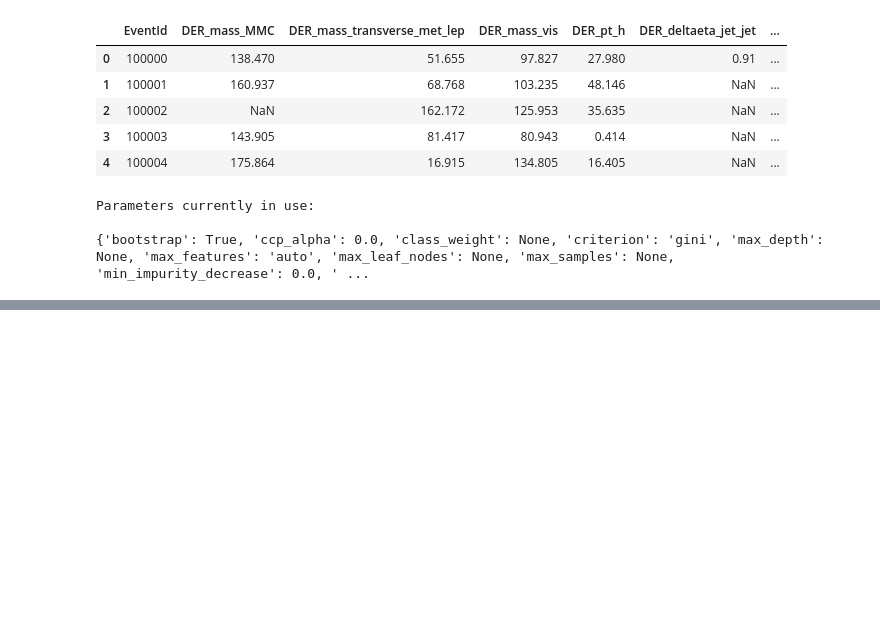
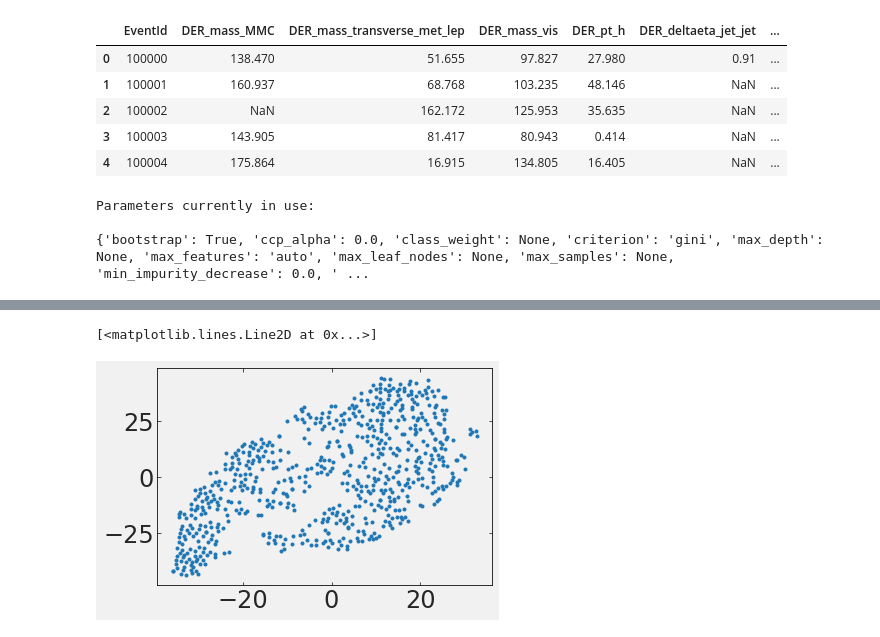
Before and after one commit to gio-bis/MLPNS2021, a Jupyter notebook: BosonHiggs.ipynb, the cells around one changed output, grey strips where cells are left out. Saved outputs shown, nothing was run; the diff lists cells and outputs as text; code cells hidden in the pictures; blank space fills up the shorter version.

```diff
--- a/BosonHiggs.ipynb
+++ b/BosonHiggs.ipynb
@@ -133,0 +147,3 @@ GradientBoostingClassifier(ccp_alpha=0.0, criterion='friedman_mse', init=None,
+# %%
+X_emb = manifold.TSNE(n_components=2,  perplexity=30.0
+                      ).fit_transform(higgsdata.iloc[::100])
@@ -133,0 +152,5 @@ GradientBoostingClassifier(ccp_alpha=0.0, criterion='friedman_mse', init=None,
+# %%
+pl.plot(X_emb[:,0], X_emb[:,1],'.')
+# %% [output]
+[<matplotlib.lines.Line2D at 0x...>]
+[figure, added]
```
Also changed, not shown: parts of 12 cells of this notebook.
